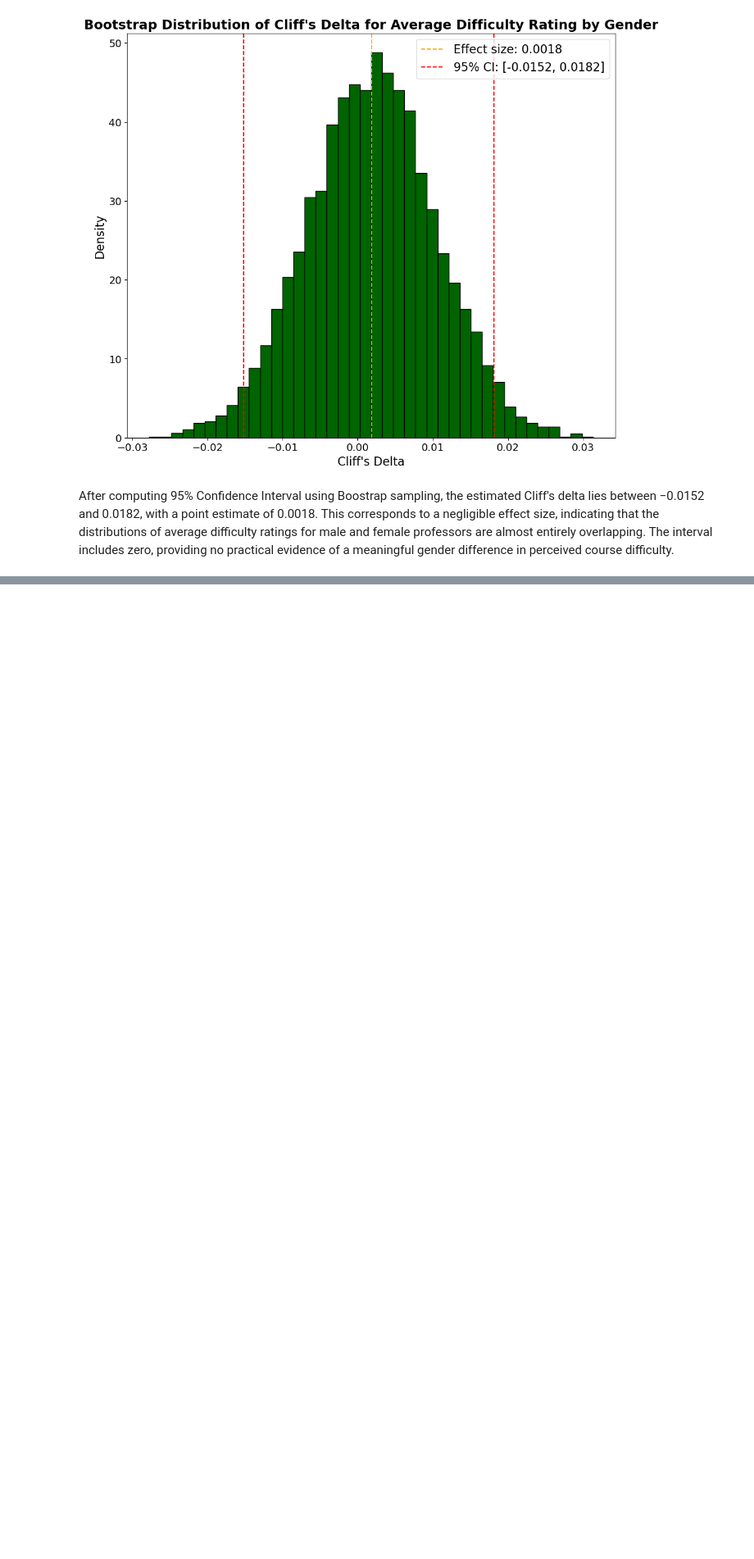
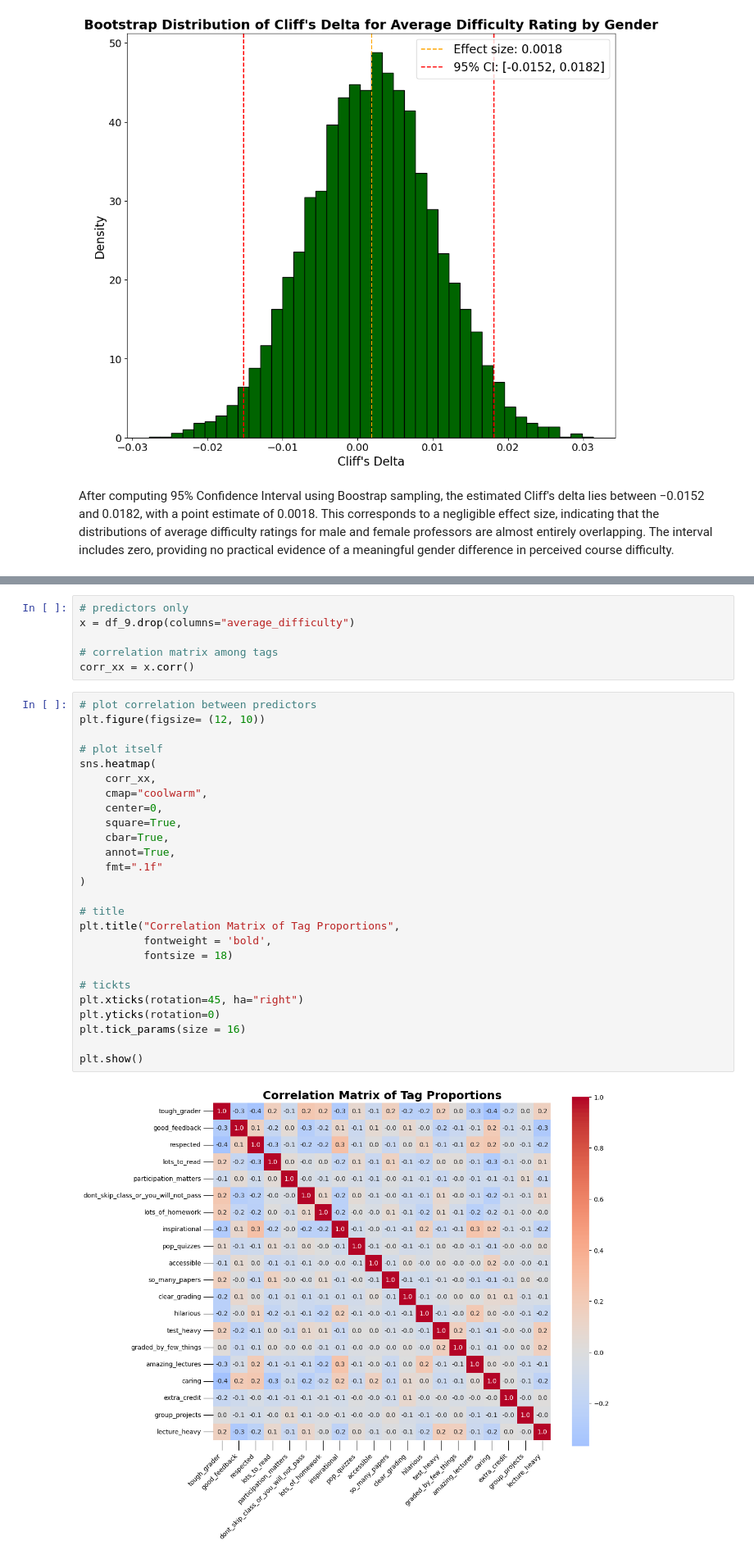
Before and after one commit to NBeibarys/intro-to-data-science-capstone, a Jupyter notebook: analyses/beibarys.ipynb, the cells around one changed output, grey strips where cells are left out. Shown at 82% size. Cells and saved outputs as stored; diff of their text form; blank space fills up the shorter version.

```diff
--- a/analyses/beibarys.ipynb
+++ b/analyses/beibarys.ipynb
@@ -1122,0 +1249,34 @@ After computing 95% Confidence Interval using Boostrap sampling, the estimated C
+# %%
+# predictors only
+x = df_9.drop(columns="average_difficulty")
+
+# correlation matrix among tags
+corr_xx = x.corr()
+# %%
+# plot correlation between predictors
+plt.figure(figsize= (12, 10))
+
+# plot itself
+sns.heatmap(
+    corr_xx,
+    cmap="coolwarm",
+    center=0,
+    square=True,
+    cbar=True,
+    annot=True,
+    fmt=".1f"
+)
+
+# title
+plt.title("Correlation Matrix of Tag Proportions",
+          fontweight = 'bold',
+          fontsize = 18)
+
+# tickts
+plt.xticks(rotation=45, ha="right")
+plt.yticks(rotation=0)
+plt.tick_params(size = 16)
+
+plt.show()
+# %% [output]
+[figure, added]
```
Also changed, not shown: parts of 16 cells of this notebook.
